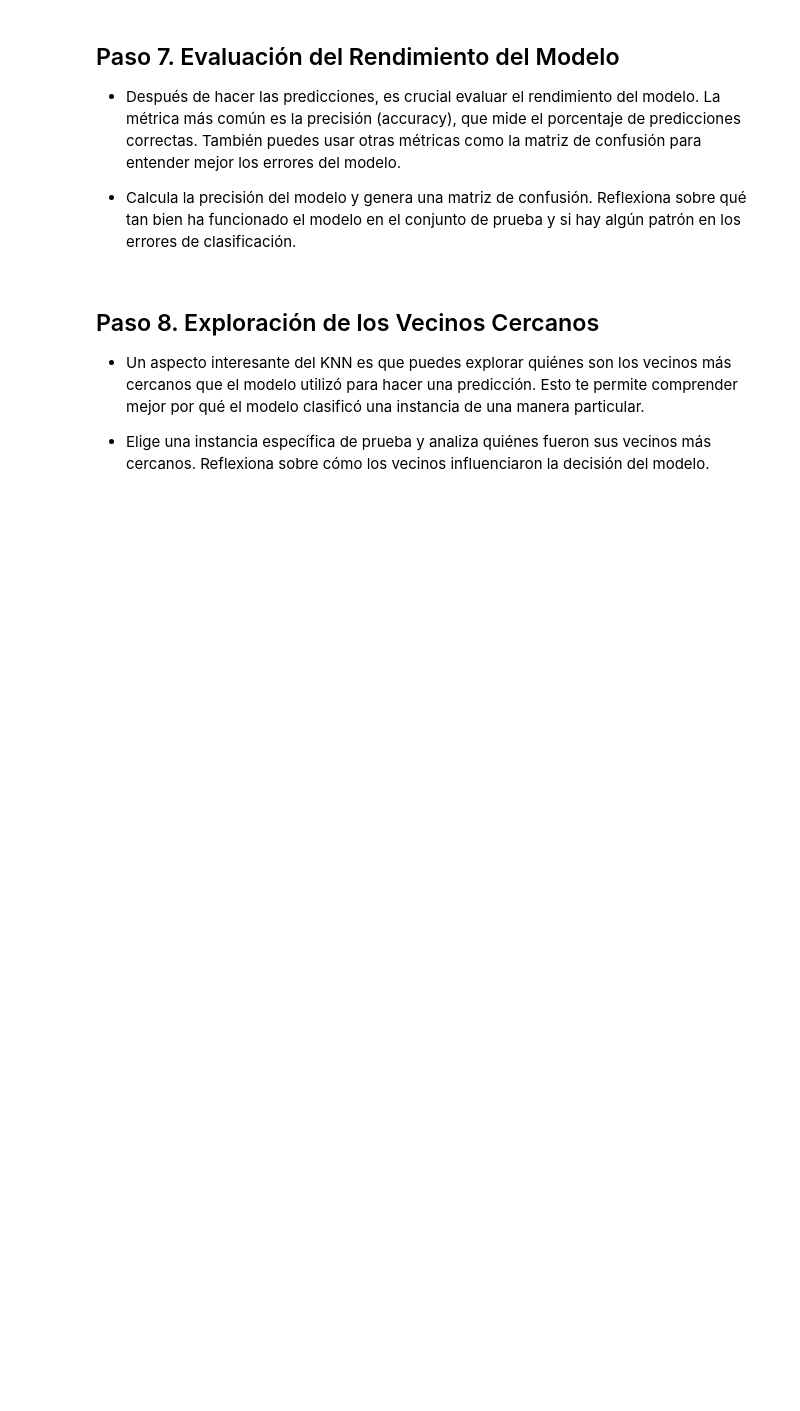
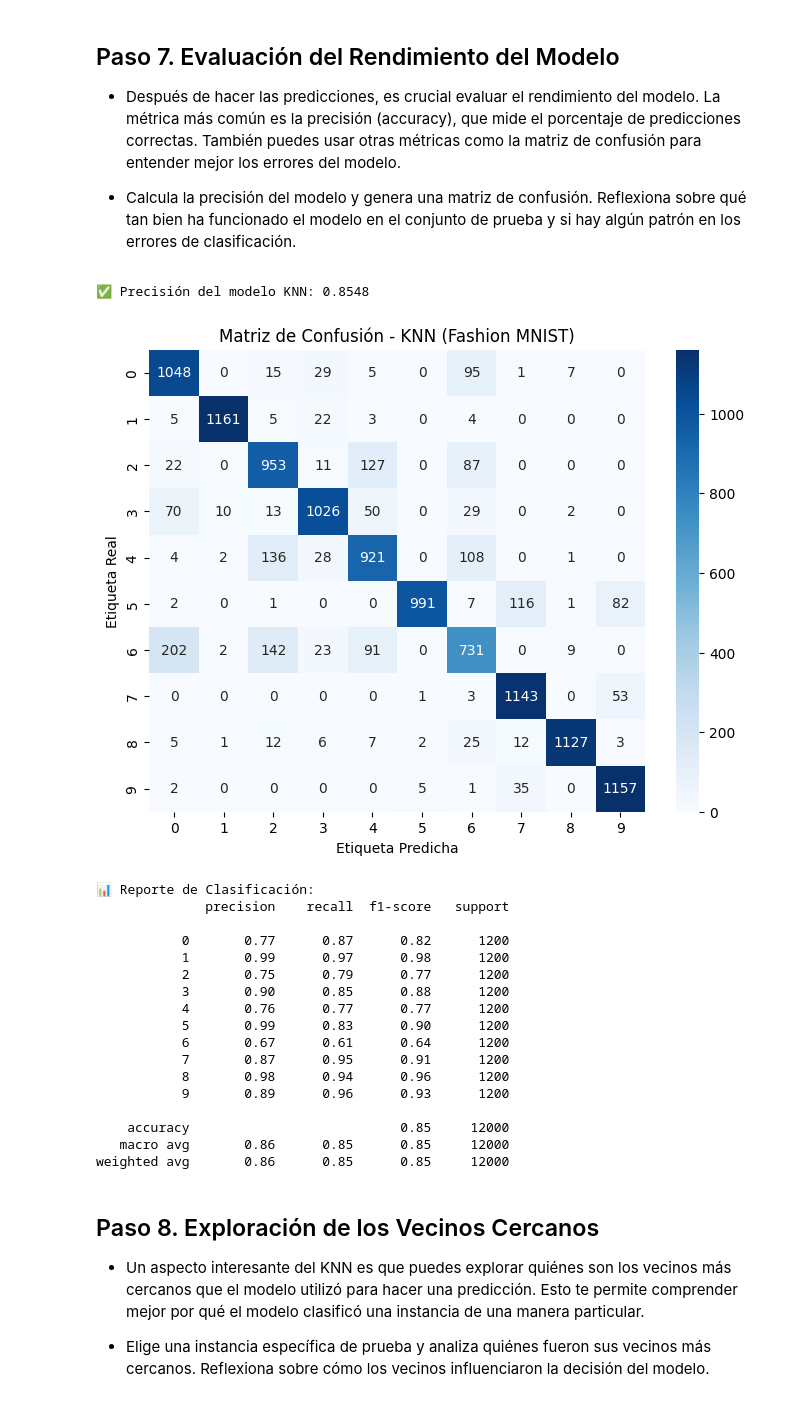
Before and after one commit to Evelinsandoval-blip/laboratorio15, a Jupyter notebook: laboratorio_15practica.ipynb, the cells around one changed output. Saved outputs shown, nothing was run; the diff lists cells and outputs as text; code cells hidden in the pictures; blank space fills up the shorter version.

```diff
--- a/laboratorio_15practica.ipynb
+++ b/laboratorio_15practica.ipynb
@@ -55,3 +200,15 @@ from keras.datasets import fashion_mnist
 * Una vez que el modelo esté entrenado, puedes usarlo para hacer predicciones sobre el conjunto de prueba o sobre nuevos datos. El modelo buscará los K vecinos más cercanos a cada instancia y decidirá la clase basándose en la mayoría de votos entre estos vecinos.
 
 * Usa tu modelo KNN para predecir las etiquetas de las instancias en el conjunto de prueba. Anota las predicciones y compáralas con las etiquetas reales.
+# %%
+# ==============================
+# Paso 6. Realización de Predicciones
+# ==============================
+
+# Usar el modelo KNN para hacer predicciones sobre los datos de prueba
+y_pred = knn.predict(X_test_scaled)
+
+# Mostrar algunas predicciones junto con las etiquetas reales
+print("Ejemplo de predicciones vs etiquetas reales:")
+for i in range(10):
+    print(f"Predicho: {y_pred[i]} | Real: {y_test.iloc[i]}")
@@ -60,6 +229,53 @@ from keras.datasets import fashion_mnist
 * Después de hacer las predicciones, es crucial evaluar el rendimiento del modelo. La métrica más común es la precisión (accuracy), que mide el porcentaje de predicciones correctas. También puedes usar otras métricas como la matriz de confusión para entender mejor los errores del modelo.
 
 * Calcula la precisión del modelo y genera una matriz de confusión. Reflexiona sobre qué tan bien ha funcionado el modelo en el conjunto de prueba y si hay algún patrón en los errores de clasificación.
+# %%
+# ==============================
+# Paso 7. Evaluación del Rendimiento del Modelo
+# ==============================
+
+from sklearn.metrics import accuracy_score, confusion_matrix, classification_report
+import matplotlib.pyplot as plt
+import seaborn as sns
+
+# Calcular la precisión (accuracy)
+accuracy = accuracy_score(y_test, y_pred)
+print(f"✅ Precisión del modelo KNN: {accuracy:.4f}")
+
+# Generar la matriz de confusión
+cm = confusion_matrix(y_test, y_pred)
+
+# Mostrar la matriz de confusión con un mapa de calor
+plt.figure(figsize=(8,6))
+sns.heatmap(cm, annot=True, fmt='d', cmap='Blues')
+plt.title("Matriz de Confusión - KNN (Fashion MNIST)")
+plt.xlabel("Etiqueta Predicha")
+plt.ylabel("Etiqueta Real")
+plt.show()
+
+# Mostrar el reporte de clasificación completo
+print("\n📊 Reporte de Clasificación:")
+print(classification_report(y_test, y_pred))
+# %% [output]
+✅ Precisión del modelo KNN: 0.8548
+[figure, added]
+📊 Reporte de Clasificación:
+              precision    recall  f1-score   support
+
+           0       0.77      0.87      0.82      1200
+           1       0.99      0.97      0.98      1200
+           2       0.75      0.79      0.77      1200
+           3       0.90      0.85      0.88      1200
+           4       0.76      0.77      0.77      1200
+           5       0.99      0.83      0.90      1200
+           6       0.67      0.61      0.64      1200
+           7       0.87      0.95      0.91      1200
+           8       0.98      0.94      0.96      1200
+           9       0.89      0.96      0.93      1200
+
+    accuracy                           0.85     12000
+   macro avg       0.86      0.85      0.85     12000
+weighted avg       0.86      0.85      0.85     12000
 # %% [markdown]
 ## Paso 8. Exploración de los Vecinos Cercanos
 * Un aspecto interesante del KNN es que puedes explorar quiénes son los vecinos más cercanos que el modelo utilizó para hacer una predicción. Esto te permite comprender mejor por qué el modelo clasificó una instancia de una manera particular.
```
Also changed, not shown: parts of 7 cells of this notebook.
